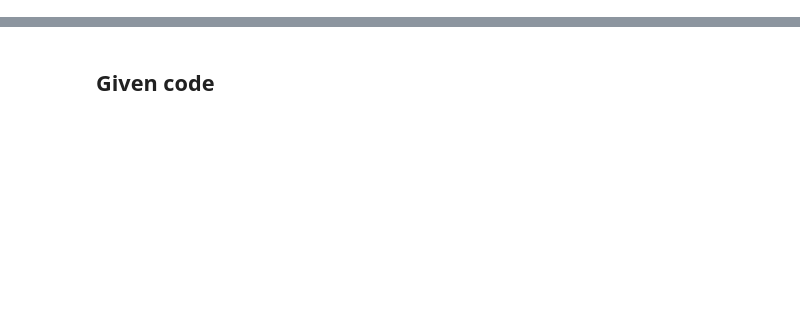
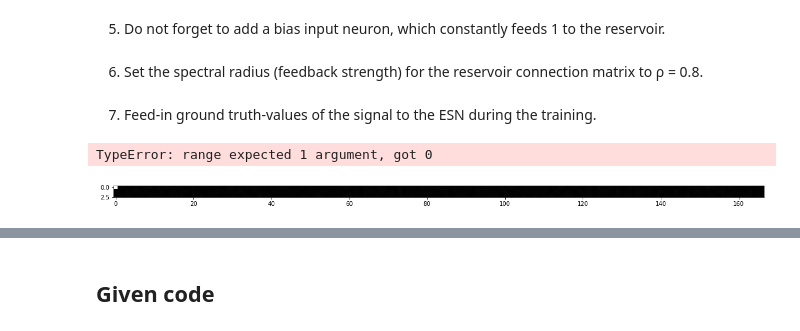
Before and after one commit to Alepes-8/D7041E, a Jupyter notebook: lab3/lab3_part3.ipynb, the cells around one changed output, grey strips where cells are left out. Saved outputs shown, nothing was run; the diff lists cells and outputs as text; code cells hidden in the pictures; blank space fills up the shorter version.

Commit message:
fixing training

```diff
--- a/lab3/lab3_part3.ipynb
+++ b/lab3/lab3_part3.ipynb
@@ -9,0 +63,3 @@ from keras.datasets import mnist
+# %%
+train_Data , test_Data = splitArrayTwo(dataValues, 3000)
+print(len(train_Data), len(test_Data))
@@ -9,0 +70,2 @@ from keras.datasets import mnist
+# %%
+res_size = 1000
@@ -9,0 +74,12 @@ from keras.datasets import mnist
+# %%
+scale = 0.2
+weight_min = -1
+weight_max = 1
+weight_in = np.random.uniform(weight_min, weight_max, (res_size, 2)) * scale
+weight_res = np.random.uniform(weight_min, weight_max, (res_size, res_size)) * scale
+# %% [markdown]
+5. Do not forget to add a bias input neuron, which constantly feeds 1 to the reservoir.
+# %%
+bias = 1
+# %% [markdown]
+6. Set the spectral radius (feedback strength) for the reservoir connection matrix to ρ = 0.8.
@@ -9,0 +88,63 @@ from keras.datasets import mnist
+# %% [markdown]
+7. Feed-in ground truth-values of the signal to the ESN during the training.
+# %%
+def training(train_set):
+    weight_out = np.random.uniform(-1, 1, (1, (res_size+1+1))) * scale
+    weight_back = np.random.uniform(-1, 1, (res_size, 1)) * scale
+
+    x = np.zeros(1000)
+    y = np.zeros(1)
+    reg_X = []
+    reg_Y = []
+
+    discard = 1000
+    ridge_reg = Ridge()
+
+    for i in range(1, 2998):
+        u = np.array([train_set[i], bias])
+
+        in_dot = np.dot(weight_in, u)
+        res_dot = np.dot(weight_res, x)
+        back_dot = np.dot(weight_back, np.array([train_set[i-1]]).real)
+
+        concatenation = np.concatenate([u, x])
+
+        x = tanh(in_dot + res_dot + back_dot)
+        y = np.array(tanh(np.dot(weight_out, concatenation))) #from functions 15 & 16 in the paper as well as the first sentance on page 15
+
+        y_target = np.array([train_set[i+1]]).real
+        reg_X.append(concatenation)
+        reg_Y.append(y_target)
+
+    ridge_reg.fit(reg_X[discard:], reg_Y[discard:])
+    weight_out = ridge_reg.coef_
+
+    plot_weight_matrix(weight_out, shape=[3,167])
+
+    return x, y, weight_out, weight_back
+
+
+def ESN(test_set, x, y, weight_in, weight_back, weight_out, weight_res):
+
+    for i in range():
+        u = np.array([test_set[i], bias])
+
+        in_dot = np.dot(weight_in, u)
+        res_dot = np.dot(weight_res, x)
+        back_dot = np.dot(weight_back, np.array([test_set[i-1]]).real)
+
+        concatenation = np.concatenate([u, x])
+
+        x = tanh(in_dot + res_dot + back_dot)
+        y = np.array(tanh(np.dot(weight_out, concatenation))) #from functions 15 & 16 in the paper as well as the first sentance on page 15
+
+        y_target = 0
+
+        return
+
+
+x, y, weight_out, weight_back = training(train_Data)
+ESN(test_Data, x, y, weight_in, weight_back, weight_out, weight_res)
+# %% [output]
+TypeError: range expected 1 argument, got 0
+[figure, added]
```
Also changed, not shown: parts of 22 cells of this notebook.
